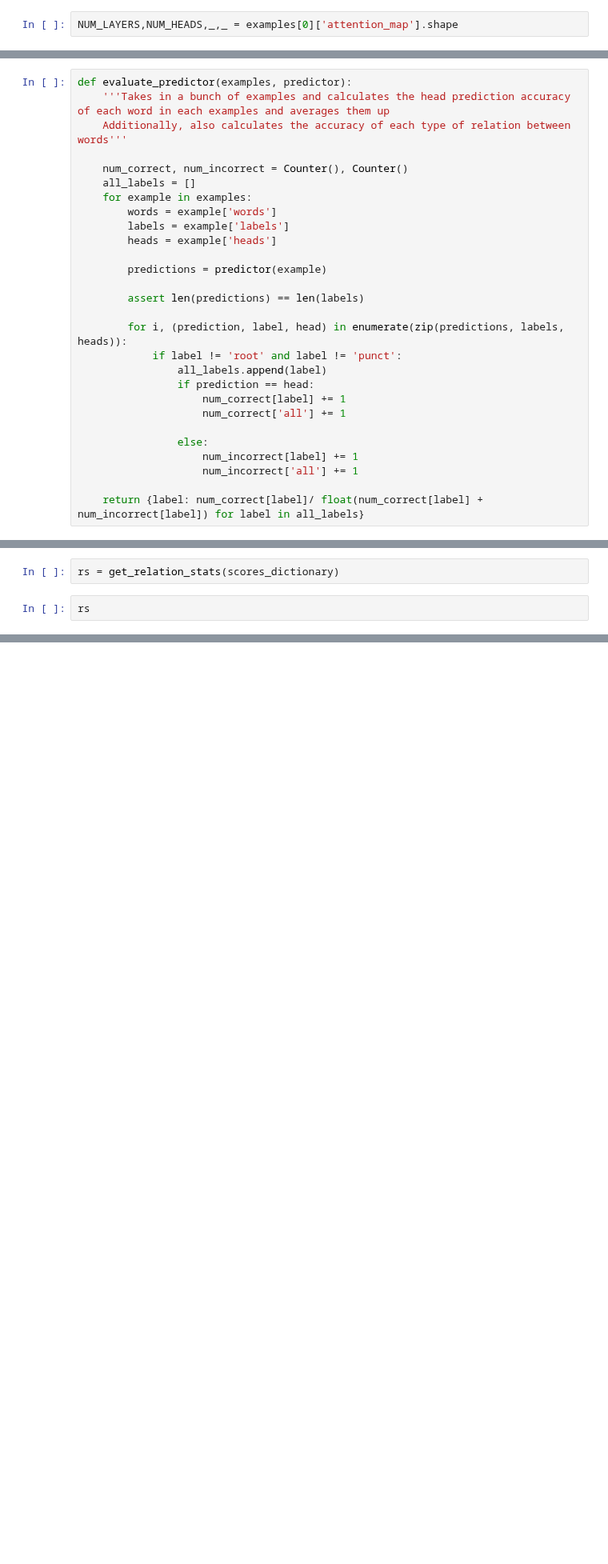
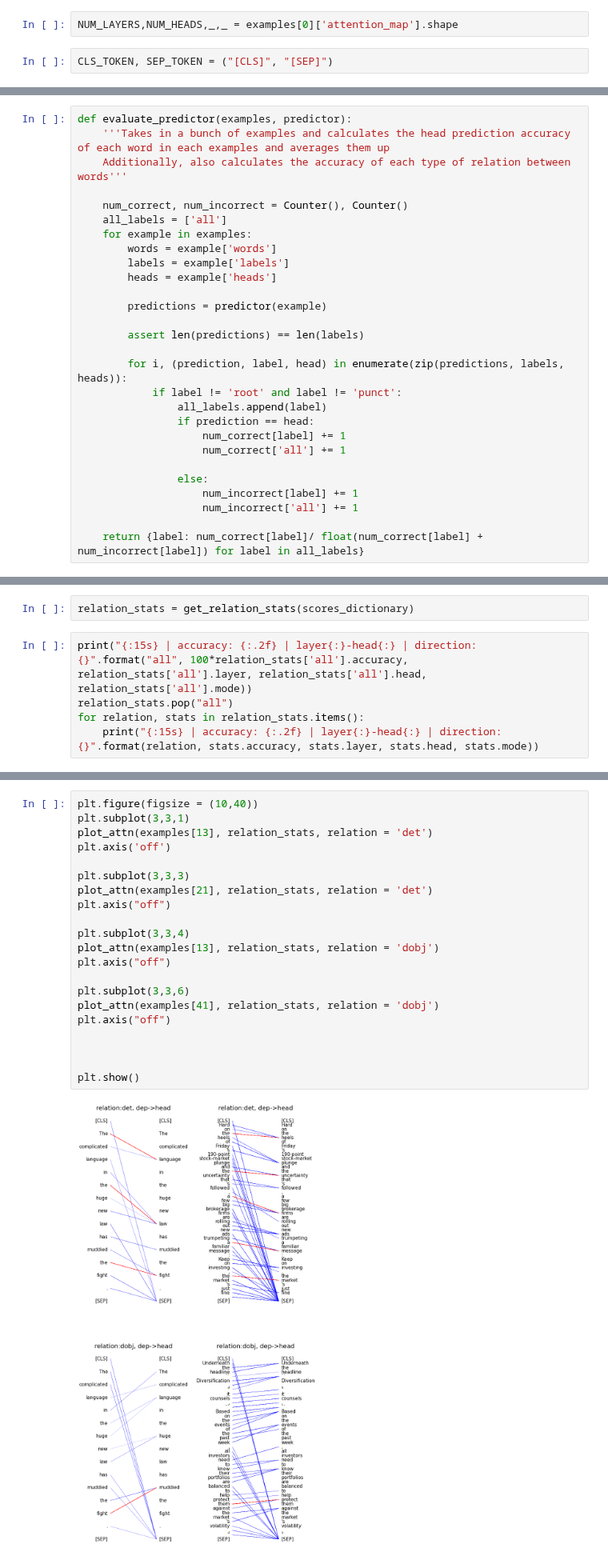
Before and after one commit to Abhimanyu08/Attention_analysis, a Jupyter notebook: Syntax_Analysis.ipynb, the cells around one changed output, grey strips where cells are left out. Shown at 80% size. Drawn from its saved outputs; the diff is of its cells as text; blank space fills up the shorter version.

```diff
--- a/Syntax_Analysis.ipynb
+++ b/Syntax_Analysis.ipynb
@@ -26,6 +27,8 @@ for i in range(len(examples)):
 assert faulty_example is None
 # %%
 NUM_LAYERS,NUM_HEADS,_,_ = examples[0]['attention_map'].shape
+# %%
+CLS_TOKEN, SEP_TOKEN = ("[CLS]", "[SEP]")
 # %%
 def predict(example,layer,head,mode = "normal"):
     '''This function takes in an example (examples[i]) and uses the attention map of that example to
@@ -53,7 +56,7 @@ def evaluate_predictor(examples, predictor):
     Additionally, also calculates the accuracy of each type of relation between words'''
 
     num_correct, num_incorrect = Counter(), Counter()
-    all_labels = []
+    all_labels = ['all']
     for example in examples:
         words = example['words']
         labels = example['labels']
@@ -103,7 +106,10 @@ def get_relation_stats(scores_dictionary):
 
     return relation_stats
 # %%
-rs = get_relation_stats(scores_dictionary)
+relation_stats = get_relation_stats(scores_dictionary)
 # %%
-rs
+print("{:15s} | accuracy: {:.2f} | layer{:}-head{:} | direction: {}".format("all", 100*relation_stats['all'].accuracy, relation_stats['all'].layer, relation_stats['all'].head, relation_stats['all'].mode))
+relation_stats.pop("all")
+for relation, stats in relation_stats.items():
+    print("{:15s} | accuracy: {:.2f} | layer{:}-head{:} | direction: {}".format(relation, stats.accuracy, stats.layer, stats.head, stats.mode))
 # %% [output]
@@ -126,0 +173,23 @@ rs
+# %%
+plt.figure(figsize = (10,40))
+plt.subplot(3,3,1)
+plot_attn(examples[13], relation_stats, relation = 'det')
+plt.axis('off')
+
+plt.subplot(3,3,3)
+plot_attn(examples[21], relation_stats, relation = 'det')
+plt.axis("off")
+
+plt.subplot(3,3,4)
+plot_attn(examples[13], relation_stats, relation = 'dobj')
+plt.axis("off")
+
+plt.subplot(3,3,6)
+plot_attn(examples[41], relation_stats, relation = 'dobj')
+plt.axis("off")
+
+
+
+plt.show()
+# %% [output]
+[figure, added]
```
Also changed, not shown: parts of 3 cells of this notebook.
